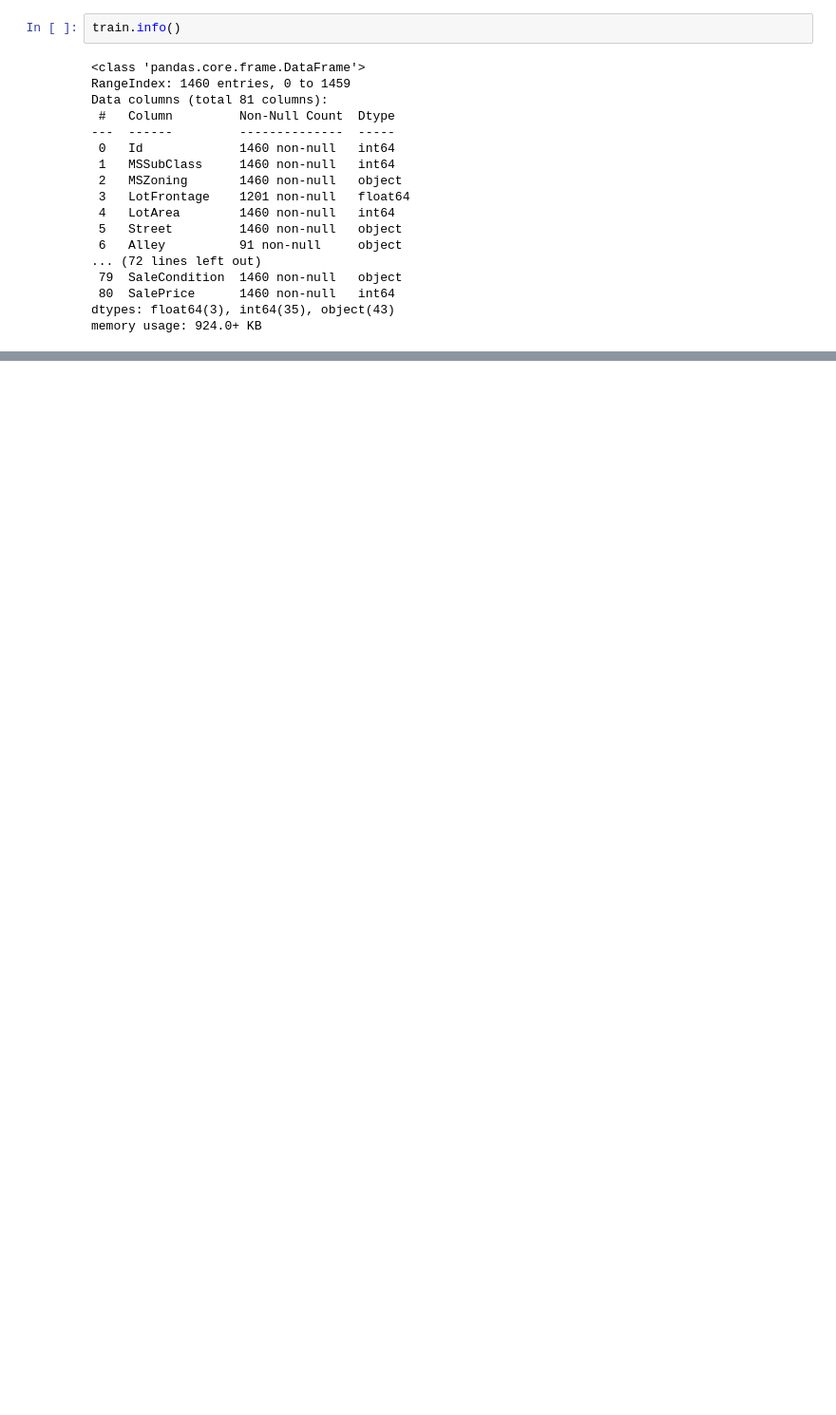
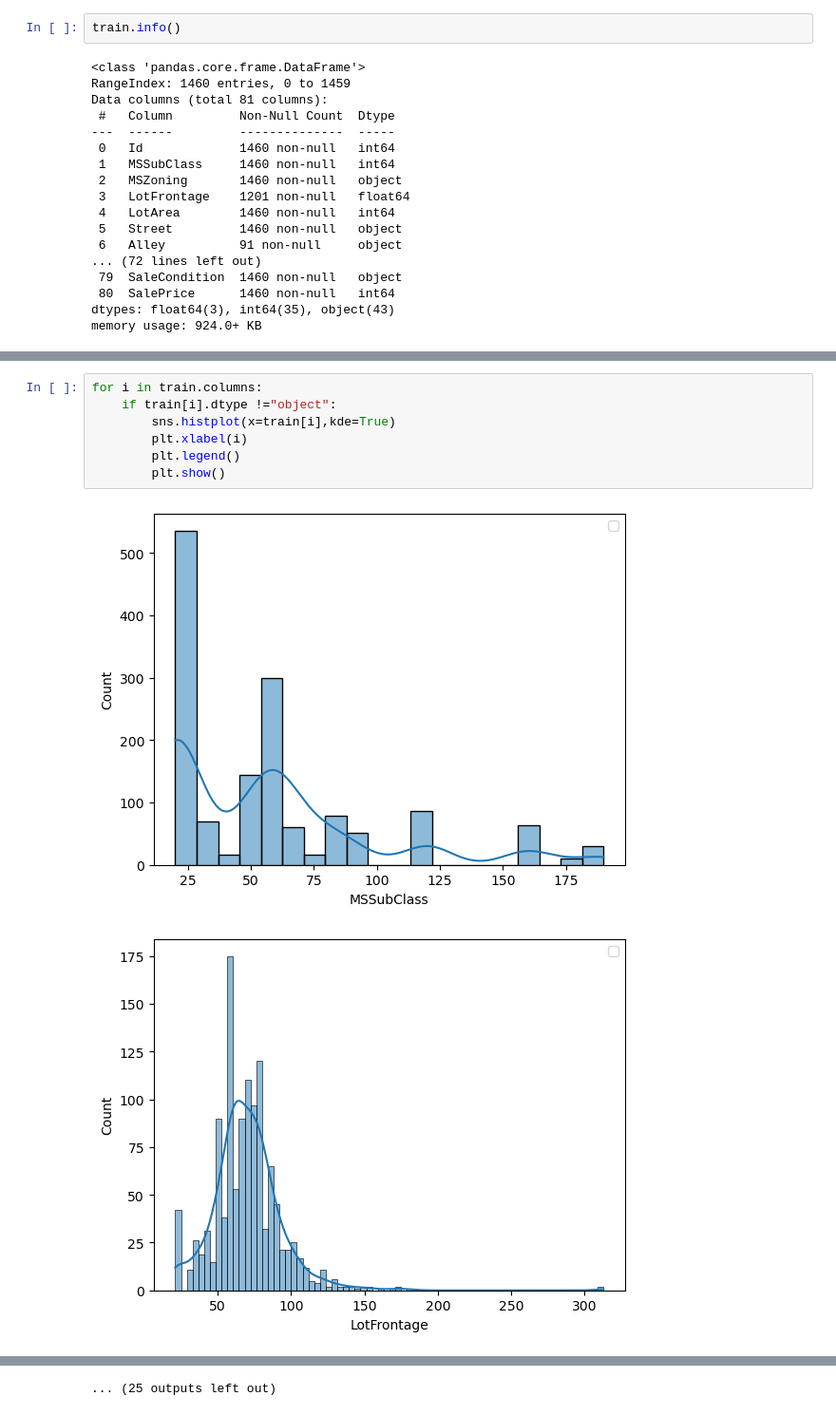
Before and after one commit to AyeshaIrshad1337/House-Price-Prediction-Kaggle-Competition, a Jupyter notebook: house-price-prediction-competition.ipynb, the cells around one changed output, grey strips where cells are left out. Shown at 95% size. Cells and saved outputs as stored; diff of their text form; blank space fills up the shorter version.

```diff
--- a/house-price-prediction-competition.ipynb
+++ b/house-price-prediction-competition.ipynb
@@ -131,0 +149,10 @@ train[float_cols_with_null] = train[float_cols_with_null].fillna(0.0)
+# %%
+for i in train.columns:
+    if train[i].dtype !="object":
+        sns.histplot(x=train[i],kde=True)
+        plt.xlabel(i)
+        plt.legend()
+        plt.show()
+# %% [output]
+[figure, added]
+[figure, added]
@@ -131,0 +169 @@ train[float_cols_with_null] = train[float_cols_with_null].fillna(0.0)
+... (25 outputs left out)
```
Also changed, not shown: parts of 47 cells of this notebook.
